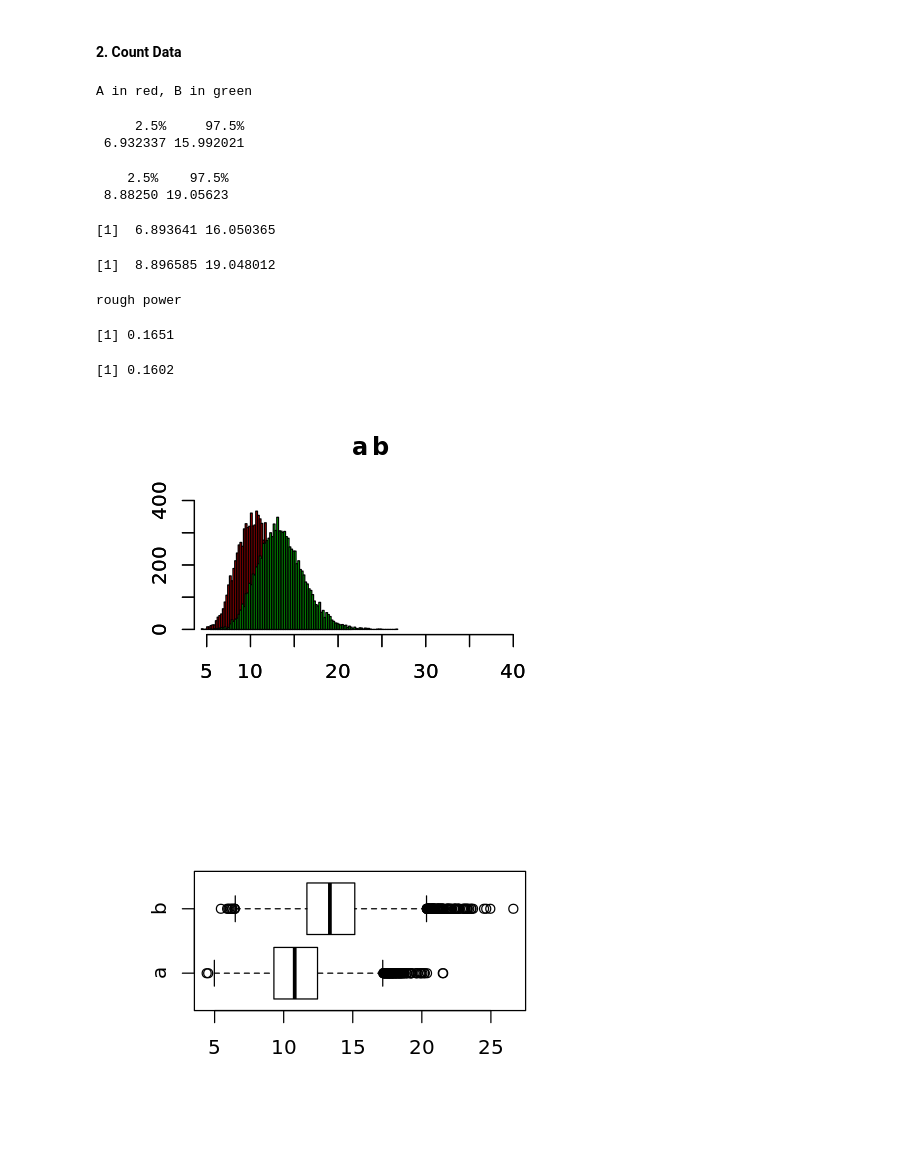
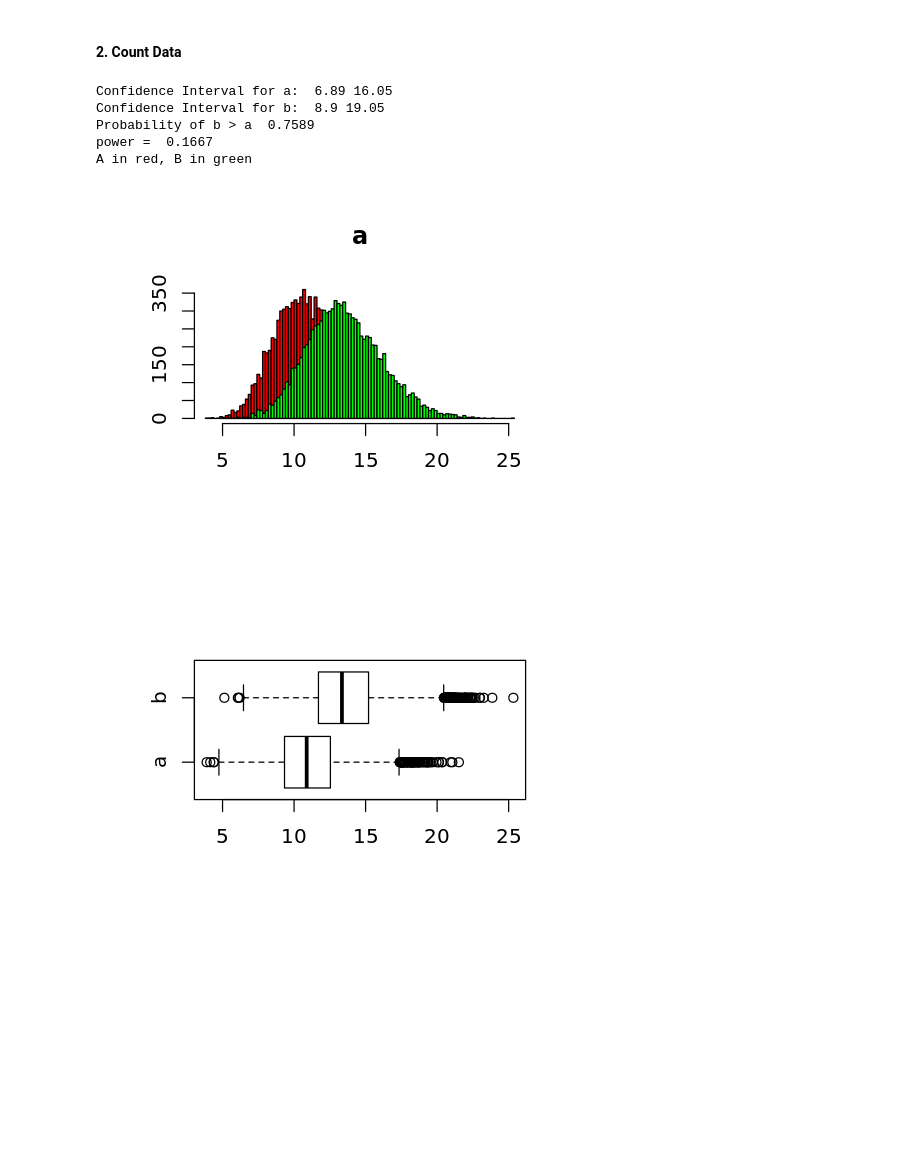
Before and after one commit to mikexl/DataScienceWonderLand, a Jupyter notebook: R/ab-testing.ipynb, the cells around one changed output. Drawn from its saved outputs; the diff is of its cells as text; code cells hidden in the pictures; blank space fills up the shorter version.

```diff
--- a/R/ab-testing.ipynb
+++ b/R/ab-testing.ipynb
@@ -94,43 +103,47 @@ A in red, B in greenrough power
 # %%
 prior.c = 2
 prior.n = 1
 
 c1 = 20
 n1 = 1
 c2 = 25
 n2 = 1
 
 
 a <- rgamma(N, c1 + prior.c, n1 + prior.n)
 b <- rgamma(N, c2 + prior.c, n2 + prior.n)
 
+ab <- cbind(a, b)
+
+clm.a <- round(qgamma(c(.025, .975), c1 + prior.c, n1 + prior.n), as.integer(log10(sqrt(N))))
+clm.b <- round(qgamma(c(.025, .975), c2 + prior.c, n2 + prior.n), as.integer(log10(sqrt(N))))
+
+cat("Confidence Interval for a: ", clm.a, "\n")
+cat("Confidence Interval for b: ", clm.b, "\n")
+
+cat("Probability of b > a ", sum(b > a) /N, "\n")
+cat("power = ", sum(b > quantile(a, .975)) / N, "\n")   # rough power
+
+# sum(b > qgamma(.975, c1 + prior.c, n1 + prior.n)) /N
+
+
+hist(a, xlim=c(min(ab), max(ab)), freq=T, breaks=100, col="red", main="a", xlab=NULL, ylab=NULL)   # A in red
+par(new=T)
+hist(b, add = T, freq=T, breaks=100, col="green", main="     b", xlab=NULL, ylab=NULL) # B in green
+
 cat("A in red, B in green")
 
-hist(a, xlim=c(5, 40), ylim=c(0, 400), freq=T, breaks=100, col="red", main="a", xlab=NULL, ylab=NULL)   # A in red
-par(new=T)
-hist(b, xlim=c(5, 40), ylim=c(0, 400), freq=T, breaks=100, col="green", main="     b", xlab=NULL, ylab=NULL) # B in green
+#quantile(a, c(.025, .975))
+#quantile(b, c(.025, .975))
 
-quantile(a, c(.025, .975))
-quantile(b, c(.025, .975))
 
-qgamma(c(.025, .975), c1 + prior.c, n1 + prior.n)
-qgamma(c(.025, .975), c2 + prior.c, n2 + prior.n)
-
-cat("rough power")
-sum(b > quantile(a, .975))/N  # rough power
-sum(b > qgamma(.975, c1 + prior.c, n1 + prior.n)) /N
 
 boxplot(cbind(a, b), horizontal=T)
 # %% [output]
+Confidence Interval for a:  6.89 16.05
+Confidence Interval for b:  8.9 19.05
+Probability of b > a  0.7589
+power =  0.1667
 A in red, B in green
-     2.5%     97.5%
- 6.932337 15.992021
-    2.5%    97.5%
- 8.88250 19.05623
-[1]  6.893641 16.050365
-[1]  8.896585 19.048012
-rough power
-[1] 0.1651
-[1] 0.1602
-[figure, old version]
+[figure, new version]
-[figure, old version]
+[figure, new version]
```
Also changed, not shown: parts of 2 cells of this notebook.
